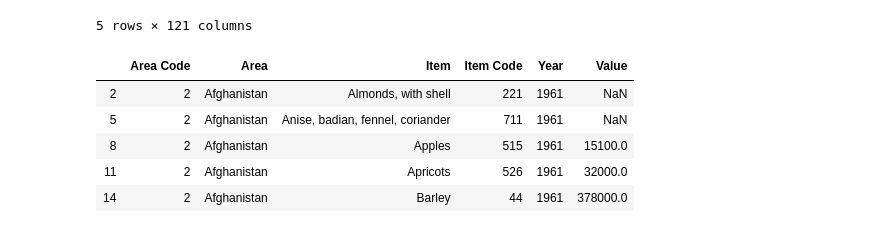
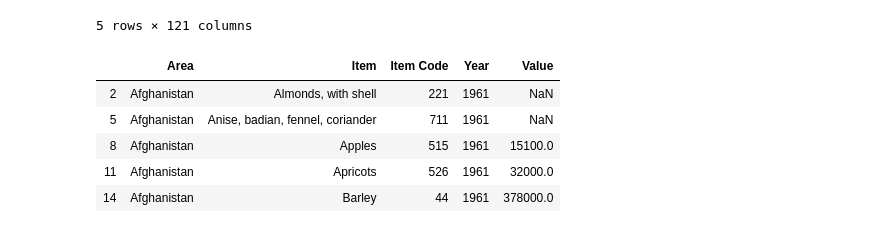
Before and after one commit to Lambo97/ADAProject, a Jupyter notebook: src/Production.ipynb, the cells around one changed output. Drawn from its saved outputs; the diff is of its cells as text; code cells hidden in the pictures.

Commit message:
Finish production data analysis

```diff
--- a/src/Production.ipynb
+++ b/src/Production.ipynb
@@ -74,28 +78,28 @@ production = production_crops.append(production_livestock)
 # %%
 # Drop the flag columns for every year
 production = production.drop([f"Y{i}F" for i in range(1961, 2018)], axis=1)
 
 # Transform the dataset to contain seperate columns for the value and the year, instead of seperate columnts for 1961 - 2017
 production = production.melt(id_vars=["Area Code", "Area", "Item", "Item Code", "Element Code", "Element", "Unit"],
                              value_name="Value",
                              var_name="Year")
 
 # Clean the year column
 production["Year"] = pd.to_numeric(production["Year"].str[1:])
 
 # We are only interested in the Production in tonnes TODO: ARE WE? Area harvested/number of animals could be interesting?
 production = production.query("`Element` == 'Production'")
-# Drop the Element, Element Code and Unit columns: aren't of interest anymore
-production = production.drop(["Element Code", "Element", "Unit"], axis=1)
+# Drop the Element, Element Code, Unit and Area Code columns: aren't of interest anymore
+production = production.drop(["Element Code", "Element", "Unit", "Area Code"], axis=1)
 
 production.head()
 # %% [output]
-|  | Area Code | Area | Item | Item Code | Year | Value |
-| 2 | 2 | Afghanistan | Almonds, with shell | 221 | 1961 | NaN |
-| 5 | 2 | Afghanistan | Anise, badian, fennel, coriander | 711 | 1961 | NaN |
-| 8 | 2 | Afghanistan | Apples | 515 | 1961 | 15100.0 |
-| 11 | 2 | Afghanistan | Apricots | 526 | 1961 | 32000.0 |
-| 14 | 2 | Afghanistan | Barley | 44 | 1961 | 378000.0 |
+|  | Area | Item | Item Code | Year | Value |
+| 2 | Afghanistan | Almonds, with shell | 221 | 1961 | NaN |
+| 5 | Afghanistan | Anise, badian, fennel, coriander | 711 | 1961 | NaN |
+| 8 | Afghanistan | Apples | 515 | 1961 | 15100.0 |
+| 11 | Afghanistan | Apricots | 526 | 1961 | 32000.0 |
+| 14 | Afghanistan | Barley | 44 | 1961 | 378000.0 |
 # %%
 # Get a seperate dataframe for each category
 
```
Also changed, not shown: parts of 27 cells of this notebook.
